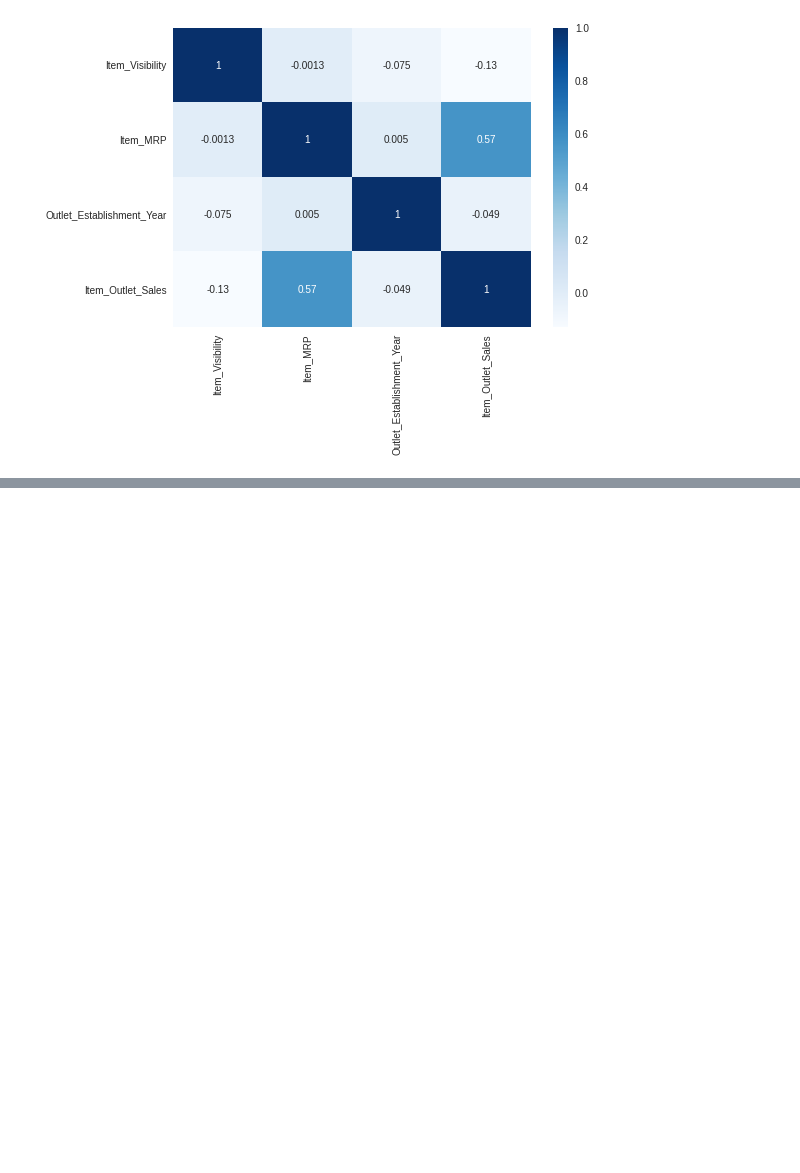
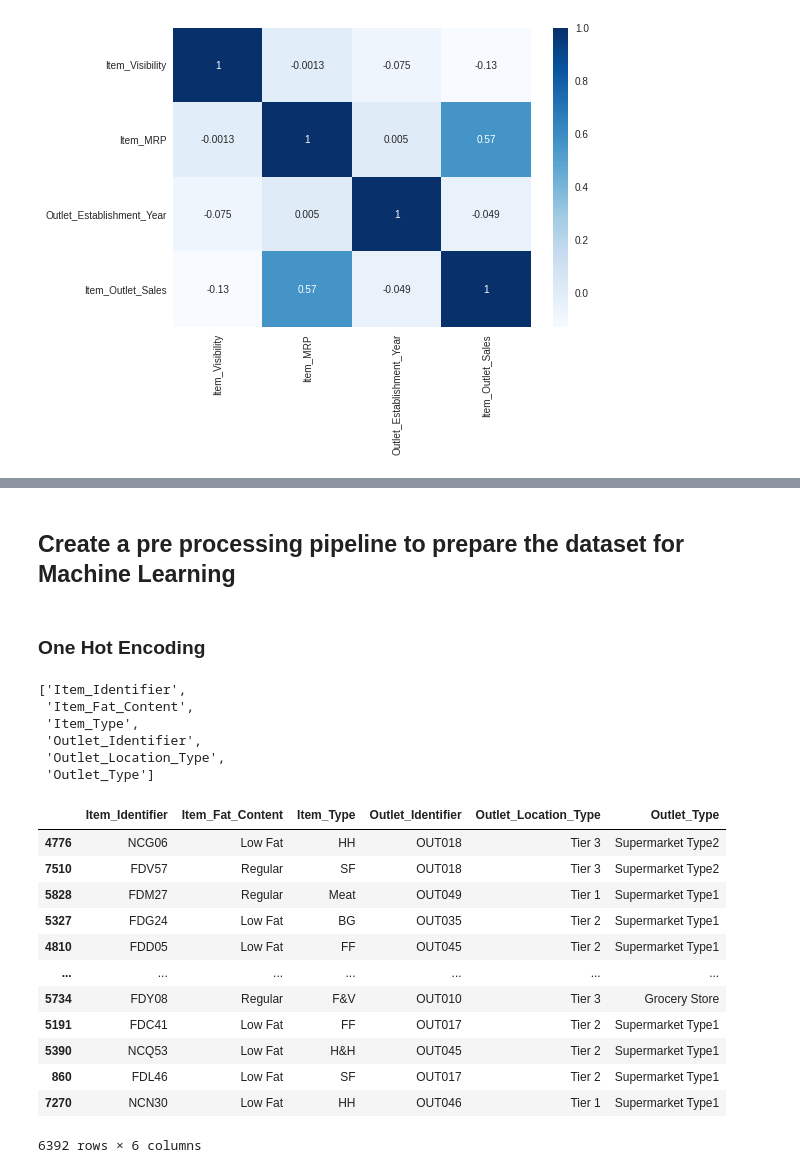
Before and after one commit to amltago/sales_prediction, a Jupyter notebook: Sales.ipynb, the cells around one changed output, grey strips where cells are left out. Drawn from its saved outputs; the diff is of its cells as text; code cells hidden in the pictures; blank space fills up the shorter version.

```diff
--- a/Sales.ipynb
+++ b/Sales.ipynb
@@ -545,0 +564,5 @@ sns.heatmap(corr, cmap = 'Blues', annot = True);
+# %%
+# Data splitting
+
+y = df['Item_Outlet_Sales']
+X = df.drop(columns = 'Item_Outlet_Sales')
@@ -545,0 +571,4 @@ sns.heatmap(corr, cmap = 'Blues', annot = True);
+# %%
+# Train, Test split
+
+X_train, X_test, y_train, y_test = train_test_split(X, y, random_state= 42)
@@ -545,0 +613,39 @@ sns.heatmap(corr, cmap = 'Blues', annot = True);
+# %% [markdown]
+## Create a pre processing pipeline to prepare the dataset for Machine Learning
+# %% [markdown]
+### One Hot Encoding
+# %%
+#make categorical selector
+
+cat_selector = make_column_selector(dtype_include='object')
+# %%
+# Select categorical columns
+
+cat_selector(X_train)
+# %% [output]
+['Item_Identifier',
+ 'Item_Fat_Content',
+ 'Item_Type',
+ 'Outlet_Identifier',
+ 'Outlet_Location_Type',
+ 'Outlet_Type']
+# %%
+# create a subset of data for only categorical columns
+
+train_cat_data = X_train[cat_selector(X_train)]
+test_cat_data = X_test[cat_selector(X_test)]
+train_cat_data
+# %% [output]
+|  | Item_Identifier | Item_Fat_Content | Item_Type | Outlet_Identifier | Outlet_Location_Type | Outlet_Type |
+| 4776 | NCG06 | Low Fat | HH | OUT018 | Tier 3 | Supermarket Type2 |
+| 7510 | FDV57 | Regular | SF | OUT018 | Tier 3 | Supermarket Type2 |
+| 5828 | FDM27 | Regular | Meat | OUT049 | Tier 1 | Supermarket Type1 |
+| 5327 | FDG24 | Low Fat | BG | OUT035 | Tier 2 | Supermarket Type1 |
+| 4810 | FDD05 | Low Fat | FF | OUT045 | Tier 2 | Supermarket Type1 |
+| ... | ... | ... | ... | ... | ... | ... |
+| 5734 | FDY08 | Regular | F&V | OUT010 | Tier 3 | Grocery Store |
+| 5191 | FDC41 | Low Fat | FF | OUT017 | Tier 2 | Supermarket Type1 |
+| 5390 | NCQ53 | Low Fat | H&H | OUT045 | Tier 2 | Supermarket Type1 |
+| 860 | FDL46 | Low Fat | SF | OUT017 | Tier 2 | Supermarket Type1 |
+| 7270 | NCN30 | Low Fat | HH | OUT046 | Tier 1 | Supermarket Type1 |
+6392 rows × 6 columns
```
Also changed, not shown: parts of 22 cells of this notebook.
